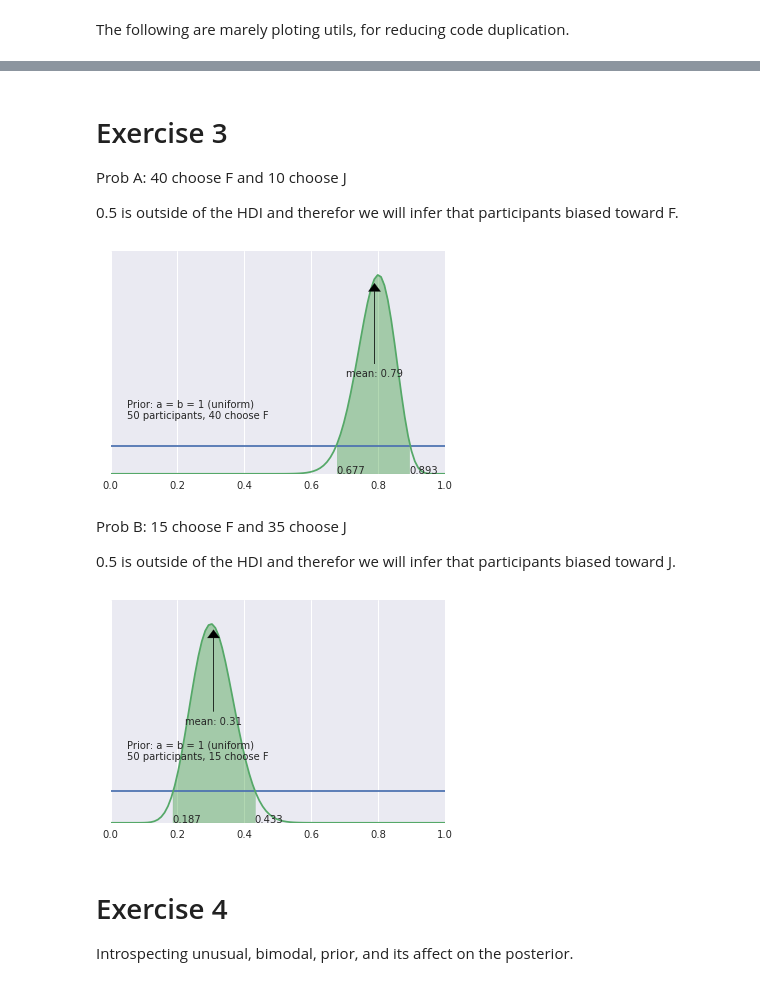
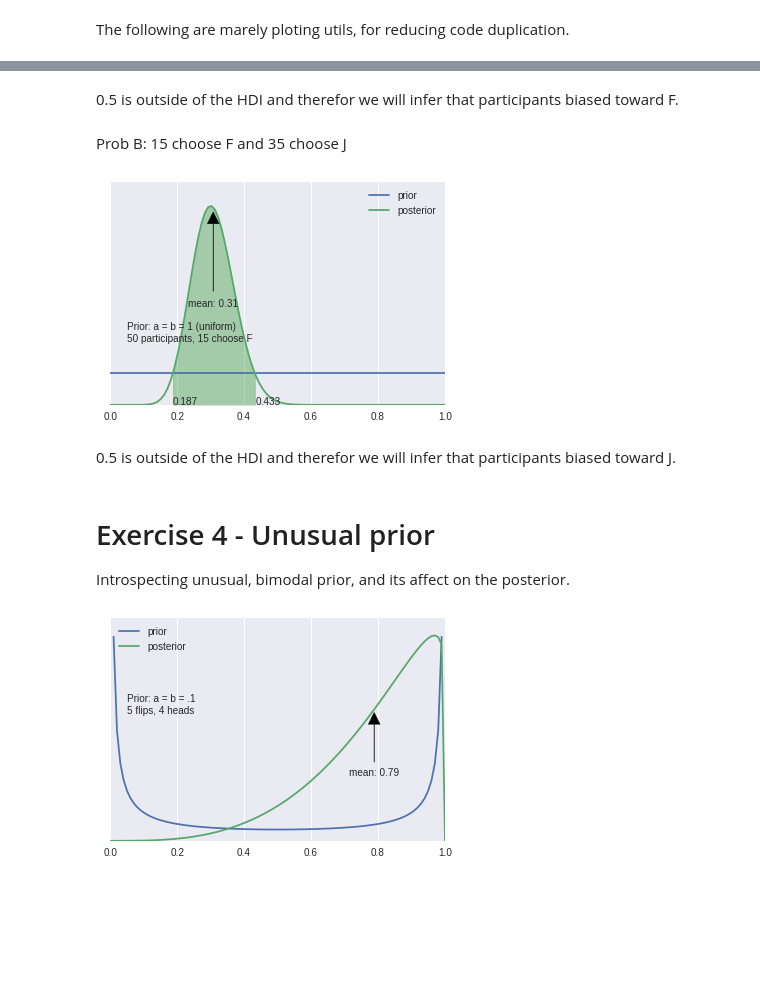
Before and after one commit to Nagasaki45/dbdapy, a Jupyter notebook: ch06.ipynb, the cells around one changed output, grey strips where cells are left out. Saved outputs shown, nothing was run; the diff lists cells and outputs as text; code cells hidden in the pictures; blank space fills up the shorter version.

```diff
--- a/ch06.ipynb
+++ b/ch06.ipynb
@@ -8,7 +8,6 @@ import matplotlib.pyplot as plt
 import seaborn as sns  # Just makes everything nicer
 
 %matplotlib inline
-sns.set_style('darkgrid')
 # %% [markdown]
 ## Utility functions
 # %%
@@ -35,9 +41,10 @@ def distribution_hdi(distribution, interval_mass=.95):
 # %% [markdown]
 The following are marely ploting utils, for reducing code duplication.
 # %%
-def prior_posterior_plot(prior, posterior, text, hdi_tails=None):
+def prior_posterior_plot(prior, posterior, *, hdi_tails=None, text=None):
     x = np.linspace(0, 1, 100)
-    plt.text(.05, 2, text)
+    if text:
+        plt.text(.05, 2, text)
     plt.plot(x, prior.pdf(x), label='prior')
     plt.plot(x, posterior.pdf(x), label='posterior')
 
@@ -113,19 +113,16 @@ plt.figure(figsize=(8, 5))
 plt.subplot(2, 1, 1)
 a, b = 1, 1
 prior = beta(a, b)
-a, b = update_beta(a, b, N=100, z=58)
-posterior = beta(a, b)
-text = 'From uniform to 100 flips,\n58 heads'
-hdi_tails = distribution_hdi(posterior)
-prior_posterior_plot(prior, posterior, text, hdi_tails=hdi_tails)
-plt.legend(loc=2)
+posterior = update_beta(prior, N=100, z=58)
+prior_posterior_plot(prior, posterior, hdi_tails=distribution_hdi(posterior),
+                     text='From uniform to 100 flips,\n58 heads')
 
 # Question B
 plt.subplot(2, 1, 2)
 prior = posterior
-a, b = update_beta(a, b, N=100, z=57)
-posterior = beta(a, b)
-text = 'Additional 100 flips,\n57 heads'
-hdi_tails = distribution_hdi(posterior)
-prior_posterior_plot(prior, posterior, text, hdi_tails=hdi_tails)
+posterior = update_beta(prior, N=100, z=57)
+prior_posterior_plot(prior, posterior, hdi_tails=distribution_hdi(posterior),
+                     text='Additional 100 flips,\n57 heads')
+
+plt.legend(loc='best');
 # %% [output]
@@ -133,38 +148,37 @@ prior_posterior_plot(prior, posterior, text, hdi_tails=hdi_tails)
 # %% [markdown]
-# Exercise 3
-
-Prob A: 40 choose F and 10 choose J
-
 0.5 is outside of the HDI and therefor we will infer that participants biased toward F.
+# %% [markdown]
+Prob B: 15 choose F and 35 choose J
 # %%
 a = b = 1
 prior = beta(a, b)
-posterior = beta(*update_beta(a, b, 50, 40))
-hdi_tails = distribution_hdi(posterior)
+posterior = update_beta(prior, 50, 15)
 text = '''
 Prior: a = b = 1 (uniform)
-50 participants, 40 choose F
+50 participants, 15 choose F
 '''.strip()
-prior_posterior_plot(prior, posterior, text, hdi_tails=hdi_tails)
+prior_posterior_plot(prior, posterior, text=text,
+                     hdi_tails=distribution_hdi(posterior))
+
+plt.legend(loc='best');
 # %% [output]
-[figure, old version]
+[figure, new version]
 # %% [markdown]
-Prob B: 15 choose F and 35 choose J
-
 0.5 is outside of the HDI and therefor we will infer that participants biased toward J.
+# %% [markdown]
+# Exercise 4 - Unusual prior
+
+Introspecting unusual, bimodal prior, and its affect on the posterior.
 # %%
-a = b = 1
+a = b = 0.1
 prior = beta(a, b)
-posterior = beta(*update_beta(a, b, 50, 15))
-hdi_tails = distribution_hdi(posterior)
+posterior = update_beta(prior, N=5, z=4)
 text = '''
-Prior: a = b = 1 (uniform)
-50 participants, 15 choose F
+Prior: a = b = .1
+5 flips, 4 heads
 '''.strip()
-prior_posterior_plot(prior, posterior, text, hdi_tails=hdi_tails)
+prior_posterior_plot(prior, posterior, text=text)
+
+plt.legend(loc='best');
 # %% [output]
-[figure, old version]
+[figure, new version]
-# %% [markdown]
-# Exercise 4
-
-Introspecting unusual, bimodal, prior, and its affect on the posterior.
```
Also changed, not shown: parts of 11 cells of this notebook.
